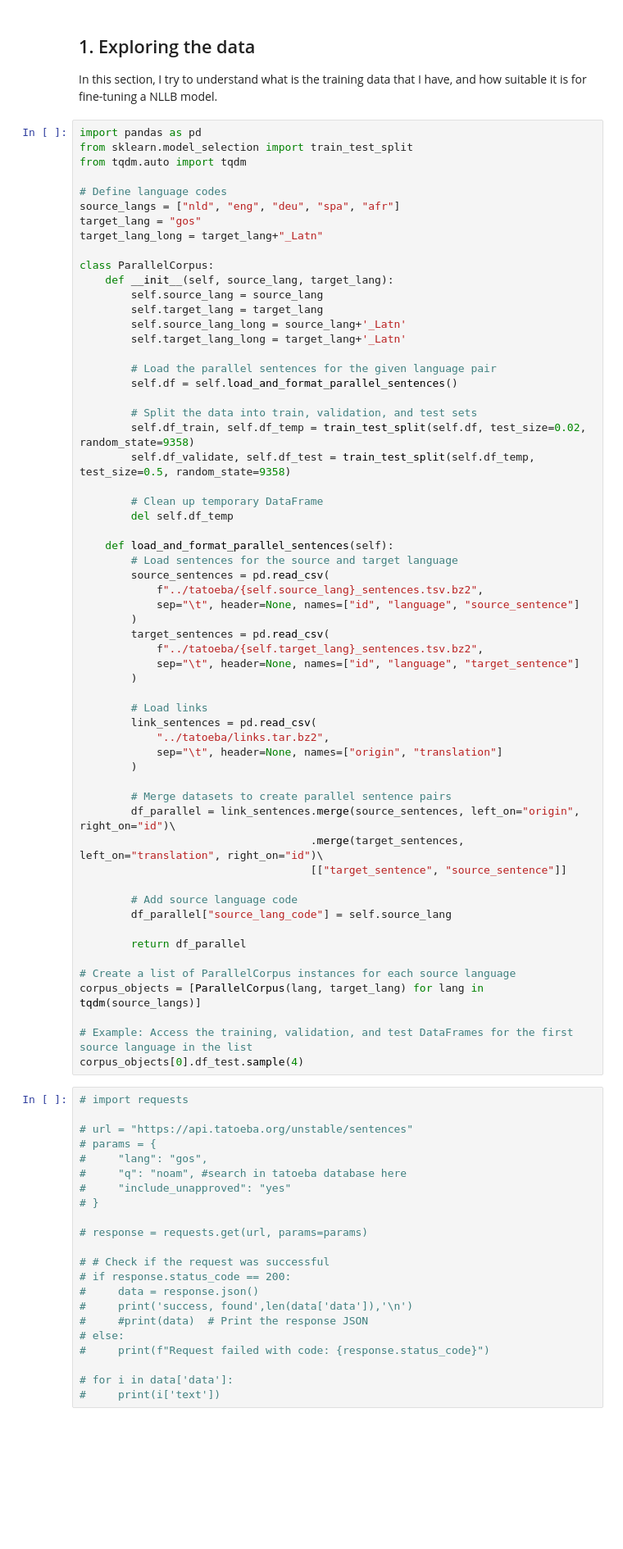
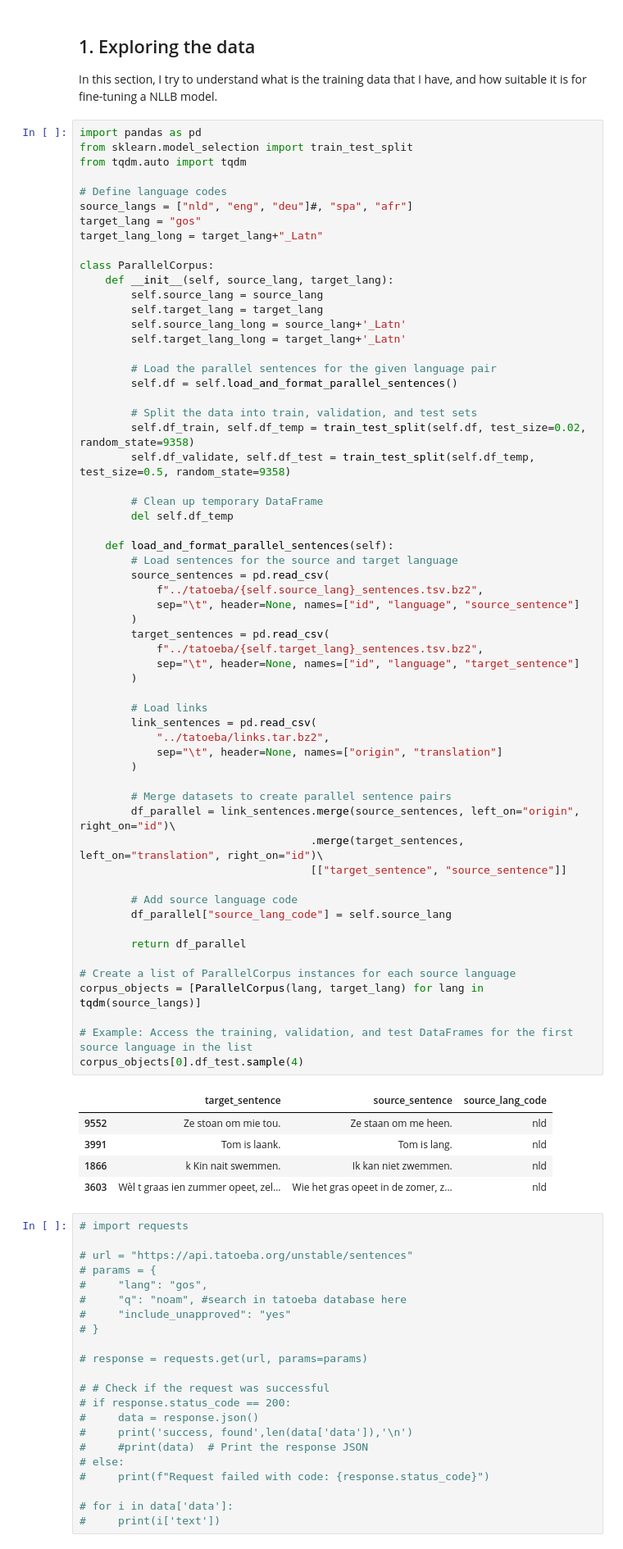
Before and after one commit to tom9358/nllb-tryout, a Jupyter notebook: multilanguage train.ipynb, the cells around one changed output. Shown at 82% size. Saved outputs shown, nothing was run; the diff lists cells and outputs as text; blank space fills up the shorter version.

```diff
--- a/multilanguage train.ipynb
+++ b/multilanguage train.ipynb
@@ -17,7 +17,7 @@ from sklearn.model_selection import train_test_split
 from tqdm.auto import tqdm
 
 # Define language codes
-source_langs = ["nld", "eng", "deu", "spa", "afr"]
+source_langs = ["nld", "eng", "deu"]#, "spa", "afr"]
 target_lang = "gos"
 target_lang_long = target_lang+"_Latn"
 
@@ -43,33 +43,39 @@ class ParallelCorpus:
         source_sentences = pd.read_csv(
             f"../tatoeba/{self.source_lang}_sentences.tsv.bz2",
             sep="\t", header=None, names=["id", "language", "source_sentence"]
         )
         target_sentences = pd.read_csv(
             f"../tatoeba/{self.target_lang}_sentences.tsv.bz2",
             sep="\t", header=None, names=["id", "language", "target_sentence"]
         )
 
         # Load links
         link_sentences = pd.read_csv(
             "../tatoeba/links.tar.bz2",
             sep="\t", header=None, names=["origin", "translation"]
         )
 
         # Merge datasets to create parallel sentence pairs
         df_parallel = link_sentences.merge(source_sentences, left_on="origin", right_on="id")\
                                     .merge(target_sentences, left_on="translation", right_on="id")\
                                     [["target_sentence", "source_sentence"]]
 
         # Add source language code
         df_parallel["source_lang_code"] = self.source_lang
 
         return df_parallel
 
 # Create a list of ParallelCorpus instances for each source language
 corpus_objects = [ParallelCorpus(lang, target_lang) for lang in tqdm(source_langs)]
 
 # Example: Access the training, validation, and test DataFrames for the first source language in the list
 corpus_objects[0].df_test.sample(4)
+# %% [output]
+|  | target_sentence | source_sentence | source_lang_code |
+| 9552 | Ze stoan om mie tou. | Ze staan om me heen. | nld |
+| 3991 | Tom is laank. | Tom is lang. | nld |
+| 1866 | k Kin nait swemmen. | Ik kan niet zwemmen. | nld |
+| 3603 | Wèl t graas ien zummer opeet, zel... | Wie het gras opeet in de zomer, z... | nld |
 # %%
 # import requests
 
```
Also changed, not shown: parts of 10 cells of this notebook.
